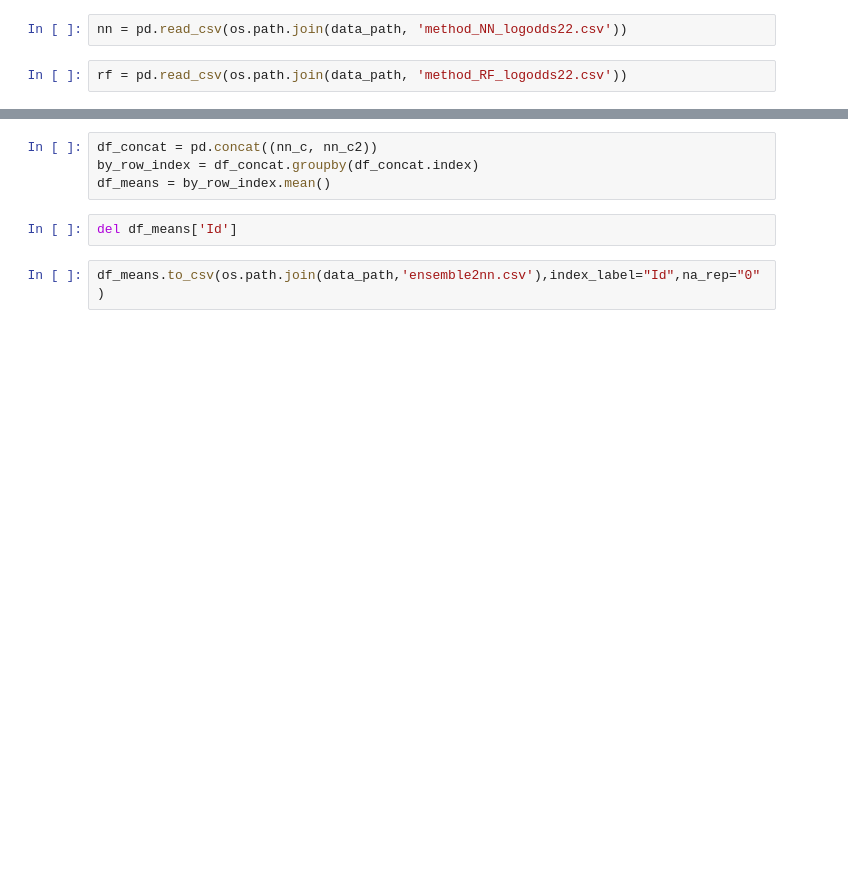
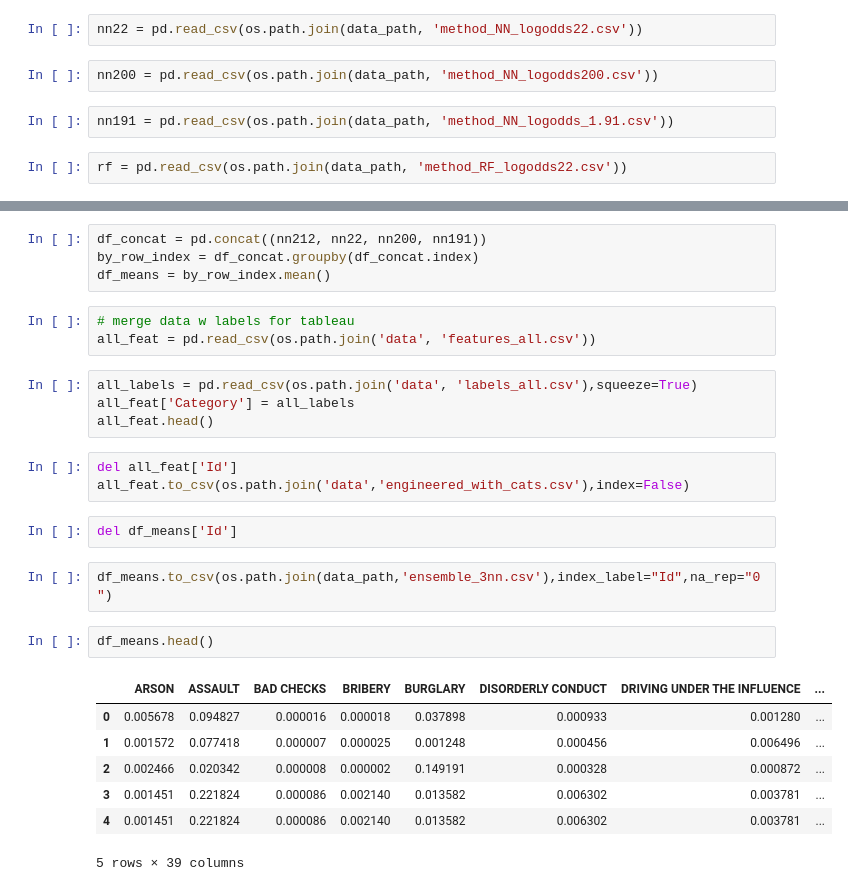
Before and after one commit to kyleiwaniec/w207_Kaggle, a Jupyter notebook: ensemble.ipynb, the cells around one changed output, grey strips where cells are left out. Saved outputs shown, nothing was run; the diff lists cells and outputs as text; blank space fills up the shorter version.

```diff
--- a/ensemble.ipynb
+++ b/ensemble.ipynb
@@ -13,4 +14,8 @@ nn2 = pd.read_csv(os.path.join(data_path, 'dont-overwrite/method_NN_logodds212.c
 # %%
-nn = pd.read_csv(os.path.join(data_path, 'method_NN_logodds22.csv'))
+nn22 = pd.read_csv(os.path.join(data_path, 'method_NN_logodds22.csv'))
+# %%
+nn200 = pd.read_csv(os.path.join(data_path, 'method_NN_logodds200.csv'))
+# %%
+nn191 = pd.read_csv(os.path.join(data_path, 'method_NN_logodds_1.91.csv'))
 # %%
 rf = pd.read_csv(os.path.join(data_path, 'method_RF_logodds22.csv'))
@@ -22,8 +22,28 @@ rf_c = nn.copy(deep=True)
 # %%
-df_concat = pd.concat((nn_c, nn_c2))
+df_concat = pd.concat((nn212, nn22, nn200, nn191))
 by_row_index = df_concat.groupby(df_concat.index)
 df_means = by_row_index.mean()
+# %%
+# merge data w labels for tableau
+all_feat = pd.read_csv(os.path.join('data', 'features_all.csv'))
+# %%
+all_labels = pd.read_csv(os.path.join('data', 'labels_all.csv'),squeeze=True)
+all_feat['Category'] = all_labels
+all_feat.head()
+# %%
+del all_feat['Id']
+all_feat.to_csv(os.path.join('data','engineered_with_cats.csv'),index=False)
 # %%
 del df_means['Id']
 # %%
-df_means.to_csv(os.path.join(data_path,'ensemble2nn.csv'),index_label="Id",na_rep="0")
+df_means.to_csv(os.path.join(data_path,'ensemble_3nn.csv'),index_label="Id",na_rep="0")
+# %%
+df_means.head()
+# %% [output]
+|  | ARSON | ASSAULT | BAD CHECKS | BRIBERY | BURGLARY | DISORDERLY CONDUCT | DRIVING UNDER THE INFLUENCE | ... |
+| 0 | 0.005678 | 0.094827 | 0.000016 | 0.000018 | 0.037898 | 0.000933 | 0.001280 | ... |
+| 1 | 0.001572 | 0.077418 | 0.000007 | 0.000025 | 0.001248 | 0.000456 | 0.006496 | ... |
+| 2 | 0.002466 | 0.020342 | 0.000008 | 0.000002 | 0.149191 | 0.000328 | 0.000872 | ... |
+| 3 | 0.001451 | 0.221824 | 0.000086 | 0.002140 | 0.013582 | 0.006302 | 0.003781 | ... |
+| 4 | 0.001451 | 0.221824 | 0.000086 | 0.002140 | 0.013582 | 0.006302 | 0.003781 | ... |
+5 rows × 39 columns
```
Also changed, not shown: parts of 4 cells of this notebook, 11 other files.
